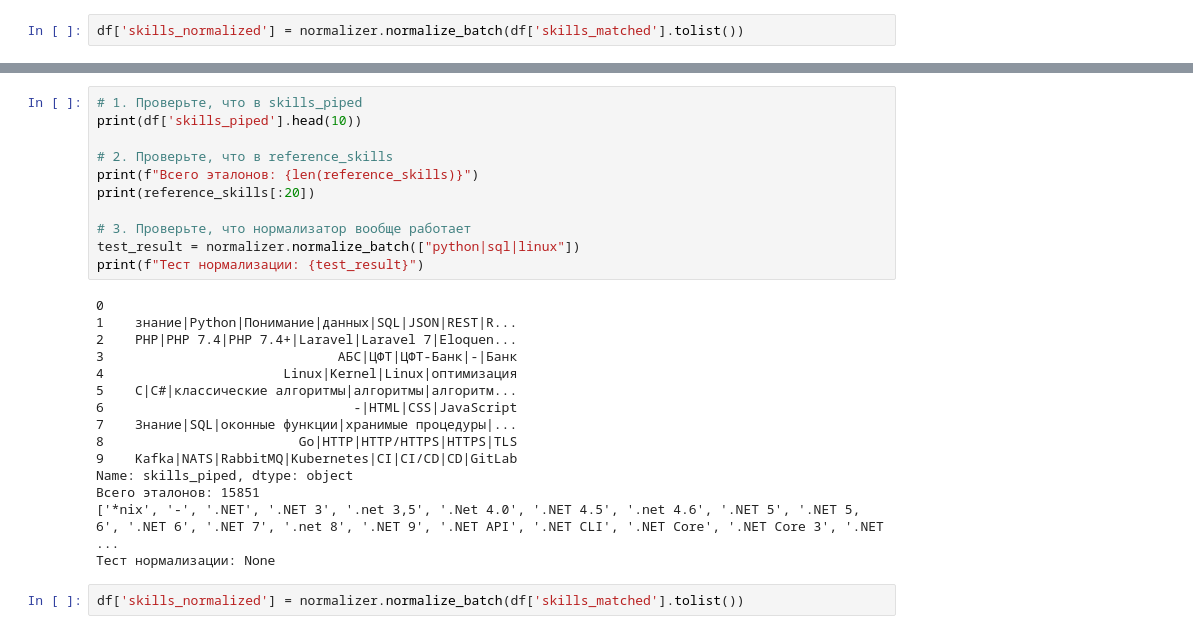
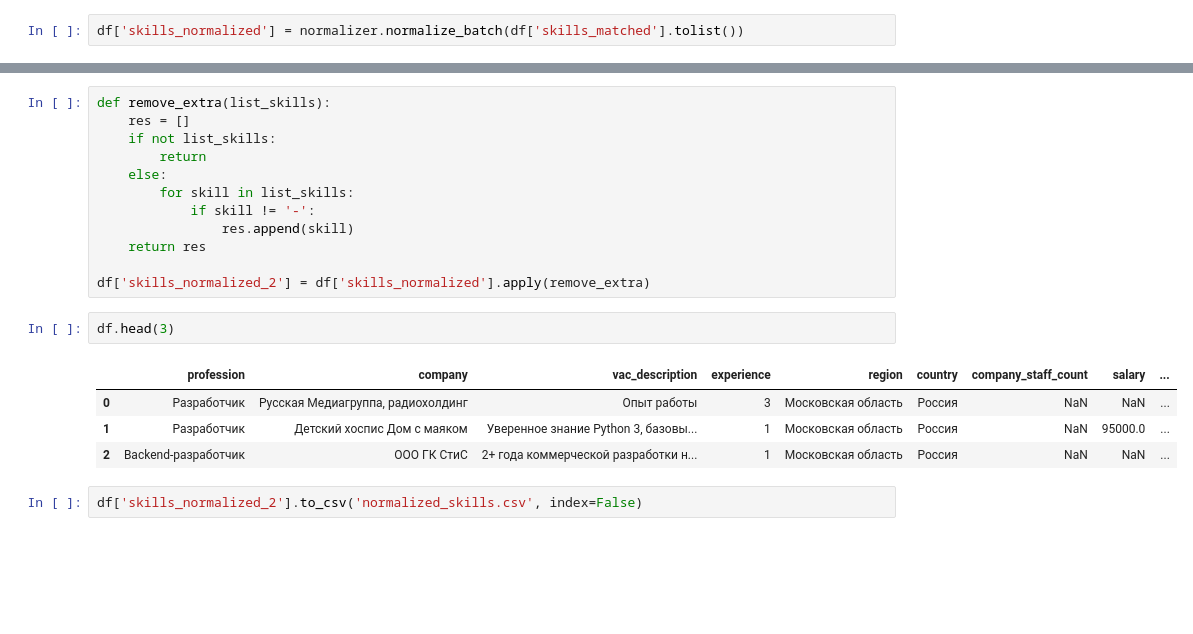
Before and after one commit to leosh1d/gp2, a Jupyter notebook: code/analysis/text_processing.ipynb, the cells around one changed output, grey strips where cells are left out. Saved outputs shown, nothing was run; the diff lists cells and outputs as text; blank space fills up the shorter version.

Commit message:
skills processing

```diff
--- a/code/analysis/text_processing.ipynb
+++ b/code/analysis/text_processing.ipynb
@@ -262,28 +241,21 @@ df.loc[7, 'skills_normalized']
-# %%
-# 1. Проверьте, что в skills_piped
-print(df['skills_piped'].head(10))
-
-# 2. Проверьте, что в reference_skills
-print(f"Всего эталонов: {len(reference_skills)}")
-print(reference_skills[:20])
-
-# 3. Проверьте, что нормализатор вообще работает
-test_result = normalizer.normalize_batch(["python|sql|linux"])
-print(f"Тест нормализации: {test_result}")
-# %% [output]
-0
-1    знание|Python|Понимание|данных|SQL|JSON|REST|R...
-2    PHP|PHP 7.4|PHP 7.4+|Laravel|Laravel 7|Eloquen...
-3                              АБС|ЦФТ|ЦФТ-Банк|-|Банк
-4                       Linux|Kernel|Linux|оптимизация
-5    C|C#|классические алгоритмы|алгоритмы|алгоритм...
-6                                -|HTML|CSS|JavaScript
-7    Знание|SQL|оконные функции|хранимые процедуры|...
-8                         Go|HTTP|HTTP/HTTPS|HTTPS|TLS
-9    Kafka|NATS|RabbitMQ|Kubernetes|CI|CI/CD|CD|GitLab
-Name: skills_piped, dtype: object
-Всего эталонов: 15851
-['*nix', '-', '.NET', '.NET 3', '.net 3,5', '.Net 4.0', '.NET 4.5', '.net 4.6', '.NET 5', '.NET 5, 6', '.NET 6', '.NET 7', '.net 8', '.NET 9', '.NET API', '.NET CLI', '.NET Core', '.NET Core 3', '.NET ...
-Тест нормализации: None
-# %%
-df['skills_normalized'] = normalizer.normalize_batch(df['skills_matched'].tolist())
+# %%
+def remove_extra(list_skills):
+    res = []
+    if not list_skills:
+        return
+    else:
+        for skill in list_skills:
+            if skill != '-':
+                res.append(skill)
+    return res
+
+df['skills_normalized_2'] = df['skills_normalized'].apply(remove_extra)
+# %%
+df.head(3)
+# %% [output]
+|  | profession | company | vac_description | experience | region | country | company_staff_count | salary | ... |
+| 0 | Разработчик | Русская Медиагруппа, радиохолдинг | Опыт работы | 3 | Московская область | Россия | NaN | NaN | ... |
+| 1 | Разработчик | Детский хоспис Дом с маяком | Уверенное знание Python 3, базовы... | 1 | Московская область | Россия | NaN | 95000.0 | ... |
+| 2 | Backend-разработчик | ООО ГК СтиС | 2+ года коммерческой разработки н... | 1 | Московская область | Россия | NaN | NaN | ... |
+# %%
+df['skills_normalized_2'].to_csv('normalized_skills.csv', index=False)
```
Also changed, not shown: parts of 2 cells of this notebook.
